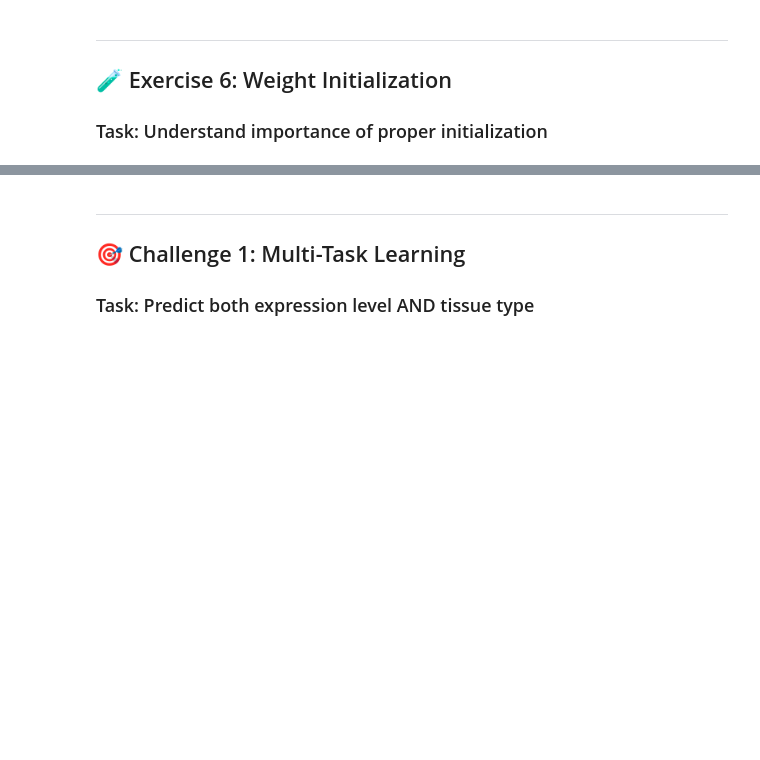
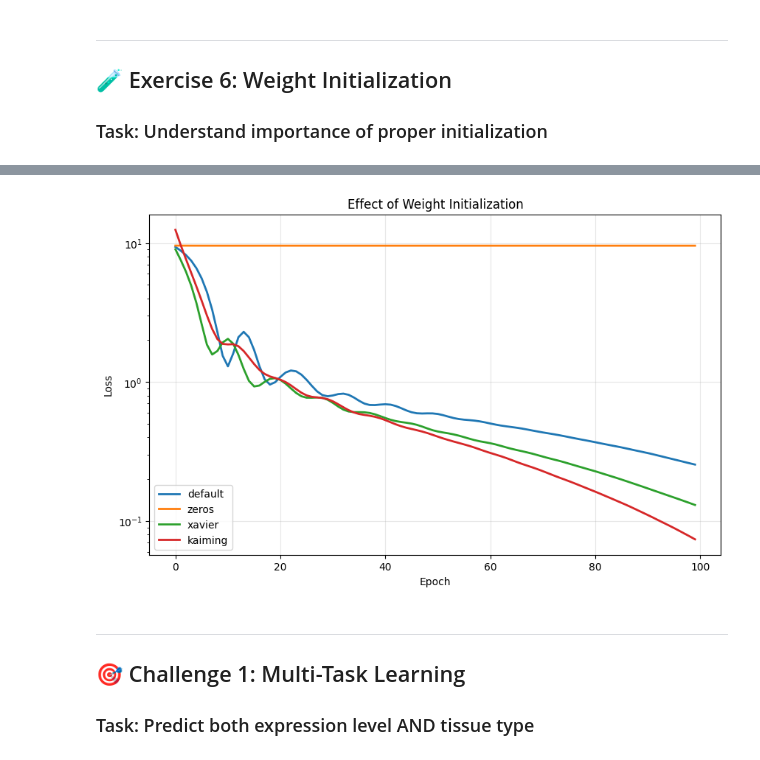
Before and after one commit to MohamedRefaat92/Deep-learning-practice-claude, a Jupyter notebook: Genomics/session-3/session_03_neural_networks_COMPLETE.ipynb, the cells around one changed output, grey strips where cells are left out. Saved outputs shown, nothing was run; the diff lists cells and outputs as text; code cells hidden in the pictures; blank space fills up the shorter version.

Commit message:
add zeros initialization to exercise 6 to show that it inhibits the model's learning capacity

```diff
--- a/Genomics/session-3/session_03_neural_networks_COMPLETE.ipynb
+++ b/Genomics/session-3/session_03_neural_networks_COMPLETE.ipynb
@@ -757,7 +746,7 @@ X = torch.randn(200, 10)
 y = X.sum(dim=1) + torch.randn(200)
 
 # Compare initialization methods
-init_methods = ['default', 'xavier', 'kaiming']  # Skip 'zeros' - it won't learn!
+init_methods = ['default','zeros', 'xavier', 'kaiming']  # 'zeros' - it won't learn!
 init_results = {}
 
 for method in init_methods:
@@ -777,3 +766,4 @@ plt.legend()
 plt.grid(True, alpha=0.3)
 plt.yscale('log')
 plt.show()
+# %% [output]
@@ -780,3 +787,4 @@ plt.show()
+[figure, added]
 # %% [markdown]
 ---
 
```
Also changed, not shown: parts of 3 cells of this notebook.
